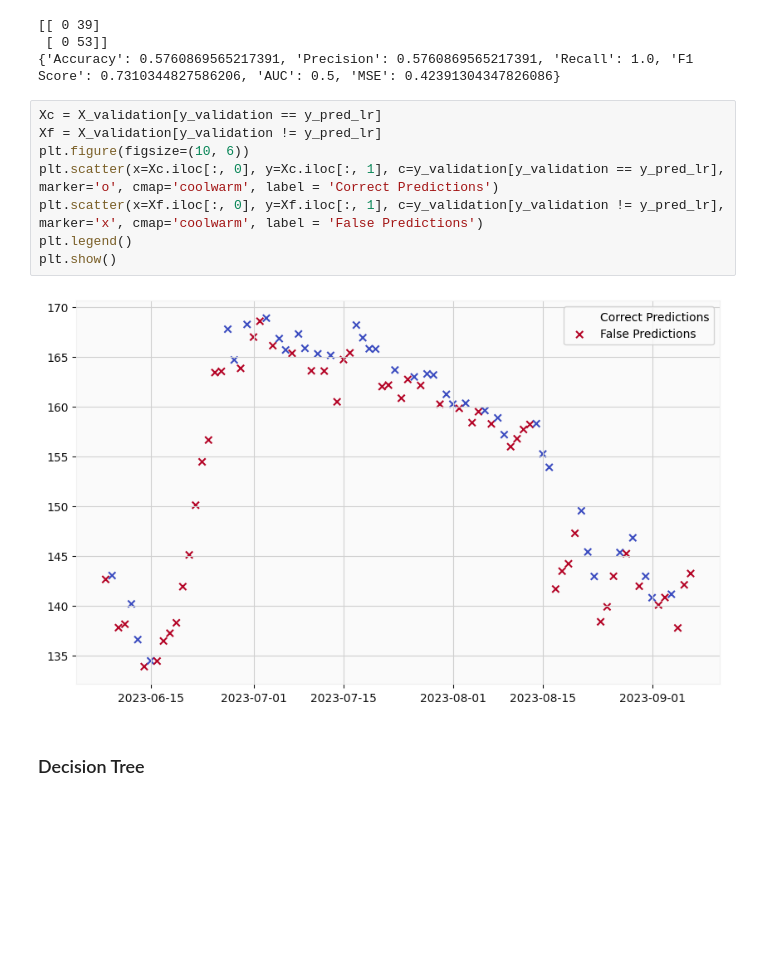
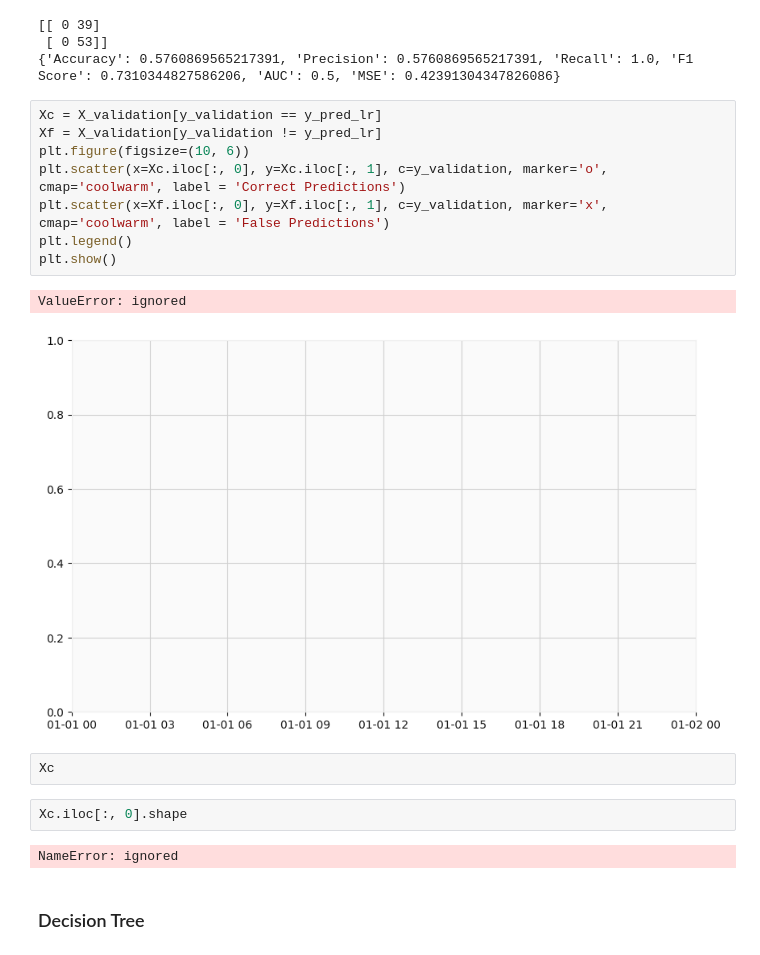
Before and after one commit to mr-robot77/Quera_G11-Project2, a Jupyter notebook: Problem 3/prediction.ipynb, the cells around one changed output. Drawn from its saved outputs; the diff is of its cells as text; blank space fills up the shorter version.

```diff
--- a/Problem 3/prediction.ipynb
+++ b/Problem 3/prediction.ipynb
@@ -748,13 +748,20 @@ y_pred_lr = logestic_regression(
 # %%
 Xc = X_validation[y_validation == y_pred_lr]
 Xf = X_validation[y_validation != y_pred_lr]
 plt.figure(figsize=(10, 6))
-plt.scatter(x=Xc.iloc[:, 0], y=Xc.iloc[:, 1], c=y_validation[y_validation == y_pred_lr], marker='o', cmap='coolwarm', label = 'Correct Predictions')
-plt.scatter(x=Xf.iloc[:, 0], y=Xf.iloc[:, 1], c=y_validation[y_validation != y_pred_lr], marker='x', cmap='coolwarm', label = 'False Predictions')
+plt.scatter(x=Xc.iloc[:, 0], y=Xc.iloc[:, 1], c=y_validation, marker='o', cmap='coolwarm', label = 'Correct Predictions')
+plt.scatter(x=Xf.iloc[:, 0], y=Xf.iloc[:, 1], c=y_validation, marker='x', cmap='coolwarm', label = 'False Predictions')
 plt.legend()
 plt.show()
 # %% [output]
+ValueError: ignored
-[figure, old version]
+[figure, new version]
+# %%
+Xc
+# %%
+Xc.iloc[:, 0].shape
+# %% [output]
+NameError: ignored
 # %% [markdown]
 ### Decision Tree
 # %%
```
Also changed, not shown: parts of 84 cells of this notebook.
